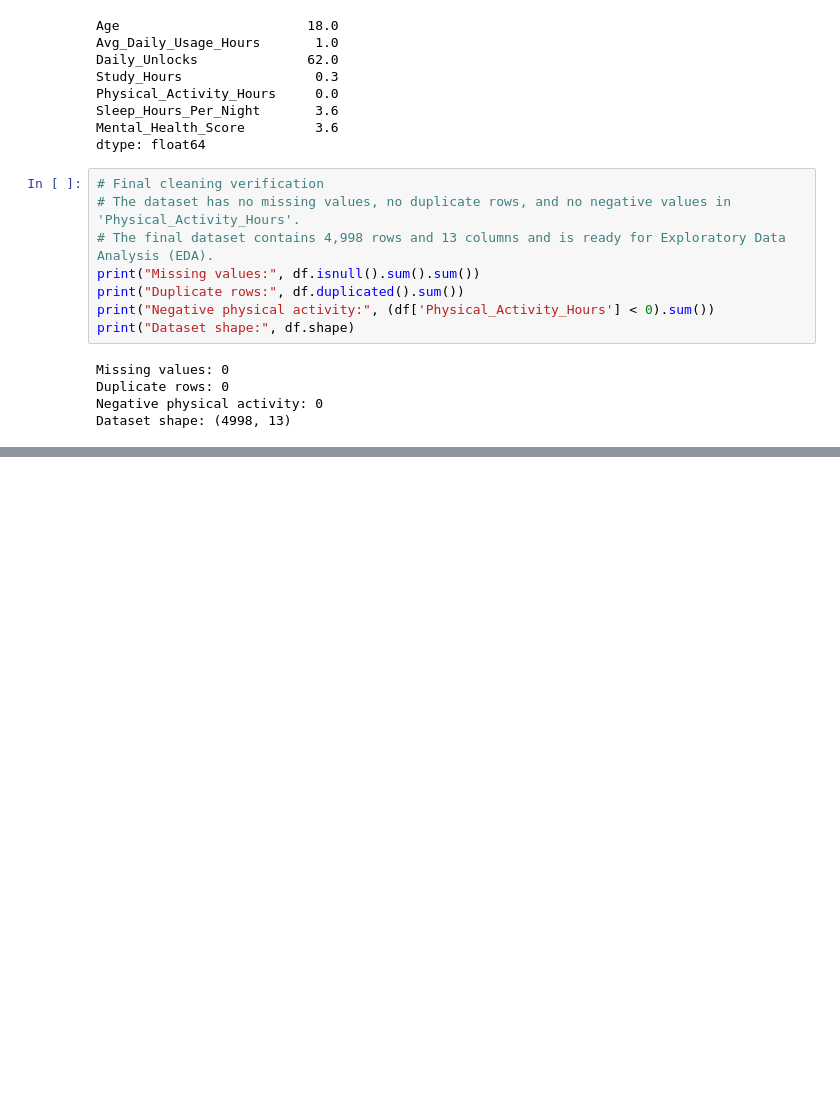
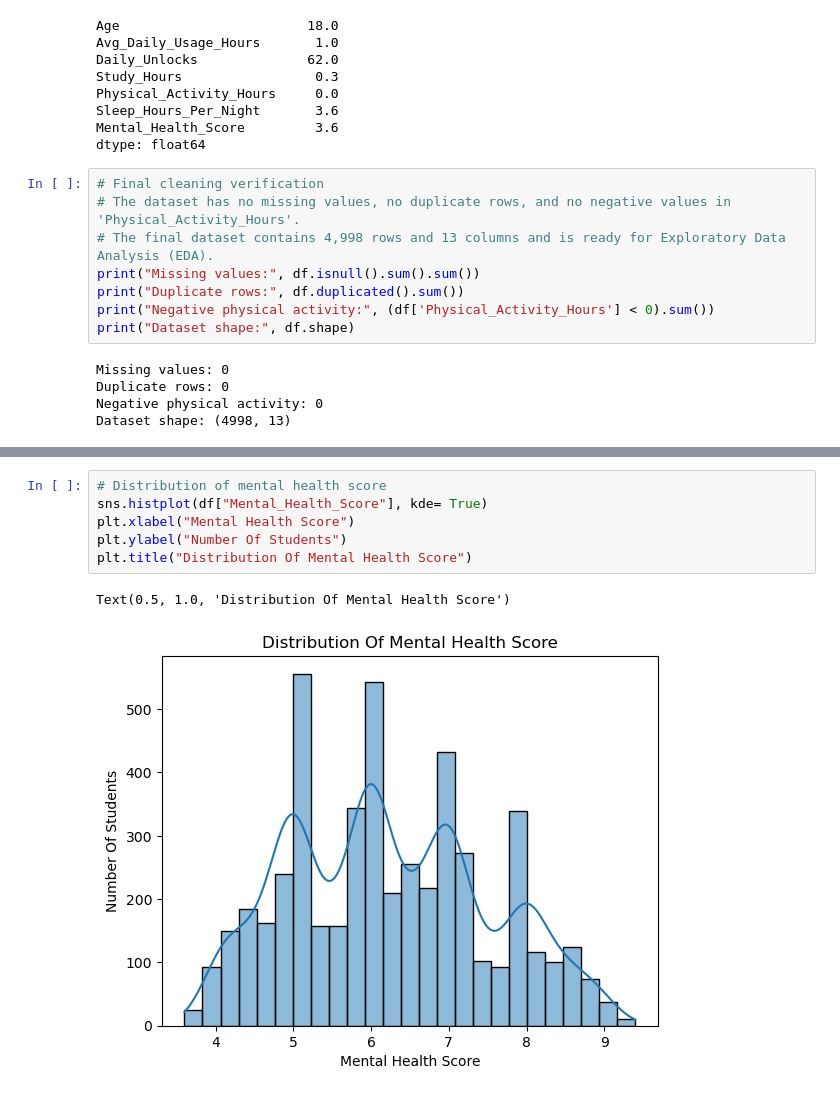
Before and after one commit to ChaitanyaGirase/Mental_Health_Score_Predictor, a Jupyter notebook: notebook/mental_health_analysis.ipynb, the cells around one changed output, grey strips where cells are left out. Drawn from its saved outputs; the diff is of its cells as text; blank space fills up the shorter version.

```diff
--- a/notebook/mental_health_analysis.ipynb
+++ b/notebook/mental_health_analysis.ipynb
@@ -308,0 +324,9 @@ Dataset shape: (4998, 13)
+# %%
+# Distribution of mental health score
+sns.histplot(df["Mental_Health_Score"], kde= True)
+plt.xlabel("Mental Health Score")
+plt.ylabel("Number Of Students")
+plt.title("Distribution Of Mental Health Score")
+# %% [output]
+Text(0.5, 1.0, 'Distribution Of Mental Health Score')
+[figure, added]
```
Also changed, not shown: parts of 19 cells of this notebook, 1 other file.
